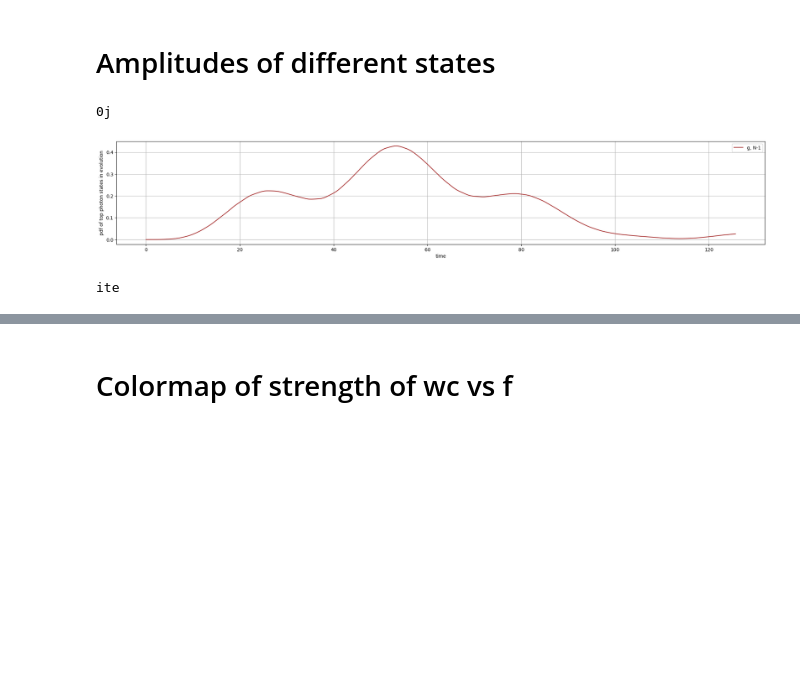
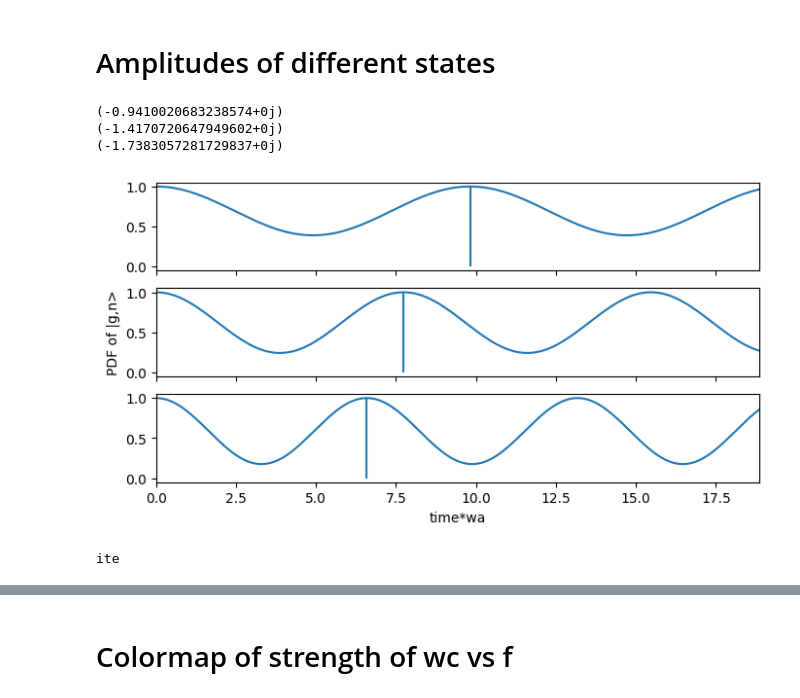
Before and after one commit to Pablo-The-Squirell/Simplest-JC-Model-E-state-Finder, a Jupyter notebook: Codes/Time_evolution.ipynb, the cells around one changed output, grey strips where cells are left out. Drawn from its saved outputs; the diff is of its cells as text; code cells hidden in the pictures; blank space fills up the shorter version.

```diff
--- a/Codes/Time_evolution.ipynb
+++ b/Codes/Time_evolution.ipynb
@@ -89,49 +89,72 @@ no drive
 # Amplitudes of different states
 # %%
 wa= 1
-wc = 1
+wc = 1.4
 d = wa-wc
-Omega = 0.05
+Omega = 0.5
 N= 20
 w= 1
-f = [0.09]
-psi0 = tensor(fock(N, 1), fock(2,0))
-psi1 = tensor(fock(N, 1), fock(2,1))
+f = 0.01
+ini0 = tensor(fock(N, 4), fock(2,0))
+psi0 = tensor(fock(N, 0), fock(2,0))
+psi1 = tensor(fock(N, 0), fock(2,1))
 
-e_n = tensor(fock(N, 2), fock(2,1))
-g_n = tensor(fock(N, 2), fock(2,0))
-for f in [0.2]:
+e_n = tensor(fock(N, 1), fock(2,1))
+g_n = tensor(fock(N, 1), fock(2,0))
+psif_minus = (g_n - e_n)/np.sqrt(2)
 
-    H_JC_rwa_driven = Hamiltonian( wa, wc, Omega, w, f, N, True, True).H_JC
+mpl.rc("figure", figsize=(8, 4))
+fig, axs = plt.subplots(3, sharex=True, sharey=True)
+for n in [1, 2, 3]:
+    ini0 = tensor(fock(N, n), fock(2,0))
+    e_n = tensor(fock(N, n), fock(2,1))
+    g_n = tensor(fock(N, n), fock(2,0))
+
+    H_JC_rwa_driven = Hamiltonian( wa, wc, Omega, w, f, N, True, False, False).H_JC
     # H_JC_rwa_nondriven = Hamiltonian( wa, wc, Omega, w, f, N, True, False).H_JC
-    H_JC_nonrwa_driven = Hamiltonian( wa, wc, w, f, Omega, N ,False,True).H_JC
+    # H_JC_nonrwa_driven = Hamiltonian( wa, wc, w, f, Omega, N ,False,True).H_JC
     # H_JC_nonrwa_nondriven = Hamiltonian( wa, wc, w, f, Omega, N ,False,False).H_JC
-    times = np.linspace(0.0, 8*np.pi/f, int(np.round(20*np.pi/f)))
-    tau =times
-    mpl.rc("figure", figsize=(25, 4))
-    results_rwa_driven=mesolve(H_JC_rwa_driven, psi0, tau)
+    times = np.linspace(0.0, 3*np.pi/Omega, int(np.round(10*np.pi/f)))
+    tau = times
+
+    results_rwa_driven=mesolve(H_JC_rwa_driven, ini0, tau)
     states_rwa_driven=results_rwa_driven.states
 
     # results_rwa_nondriven=mesolve(H_JC_rwa_nondriven, psi0, tau)
     # states_rwa_nondriven=results_rwa_nondriven.states
 
 
     # results_nonrwa_nondriven=mesolve(H_JC_nonrwa_nondriven, psi0, tau)
     # states_nonrwa_nondriven=results_nonrwa_nondriven.states
 
     # Visualize the results
     expect_rwa_driven_gg = [((states_rwa_driven[i].overlap(e_n))*np.conjugate(states_rwa_driven[i].overlap(e_n))) for i in range(len(tau))]
     expect_rwa_driven_g = [((states_rwa_driven[i].overlap(g_n))*np.conjugate(states_rwa_driven[i].overlap(g_n))) for i in range(len(tau))]
-    print(np.min(np.array(expect_rwa_driven_g)+np.array(expect_rwa_driven_gg)))
-    plt.plot(tau, np.array(expect_rwa_driven_g)+np.array(expect_rwa_driven_gg), label = 'g, N-1',color="brown")
+    print(np.log(np.min(np.array(expect_rwa_driven_g)+np.array(expect_rwa_driven_gg))))
+    # plt.plot(tau, (np.array(expect_rwa_driven_g)+np.array(expect_rwa_driven_gg)), label = str(n))
 
-    plt.legend()
-    plt.xlabel('time')
-    plt.ylabel('pdf of top photon states in evolution')
-    plt.grid()
-    plt.show()
-    print('ite')
+
+    axs[n-1].sharex(axs[0])
+    axs[n-1].plot(tau, (np.array(expect_rwa_driven_g)+np.array(expect_rwa_driven_gg)), label = str(n))
+    freq = (np.sqrt(n*Omega**2 + d**2)/2)
+    T= np.pi/freq
+    axs[n-1].vlines(T, 0, 1)
+    axs[n-1].set_xlim(0, 3*np.pi/Omega)
+    # axs[n-1].legend()
+axs[1].sharex(axs[0])
+
+plt.xlabel('time*wa')
+# axs[0].set_ylabel('PDF of |g,1>')
+axs[1].set_ylabel('PDF of |g,n>')
+# axs[1].set_ylabel('PDF of |g,1>')
+# plt.grid()
+plt.savefig('dynamic.PNG', dpi = 900)
+plt.show()
+
+print('ite')
 # %% [output]
-0j
+(-0.9410020683238574+0j)
+(-1.4170720647949602+0j)
+(-1.7383057281729837+0j)
-[figure, old version]
+[figure, new version]
 ite
```
Also changed, not shown: parts of 15 cells of this notebook, 2 other files.
